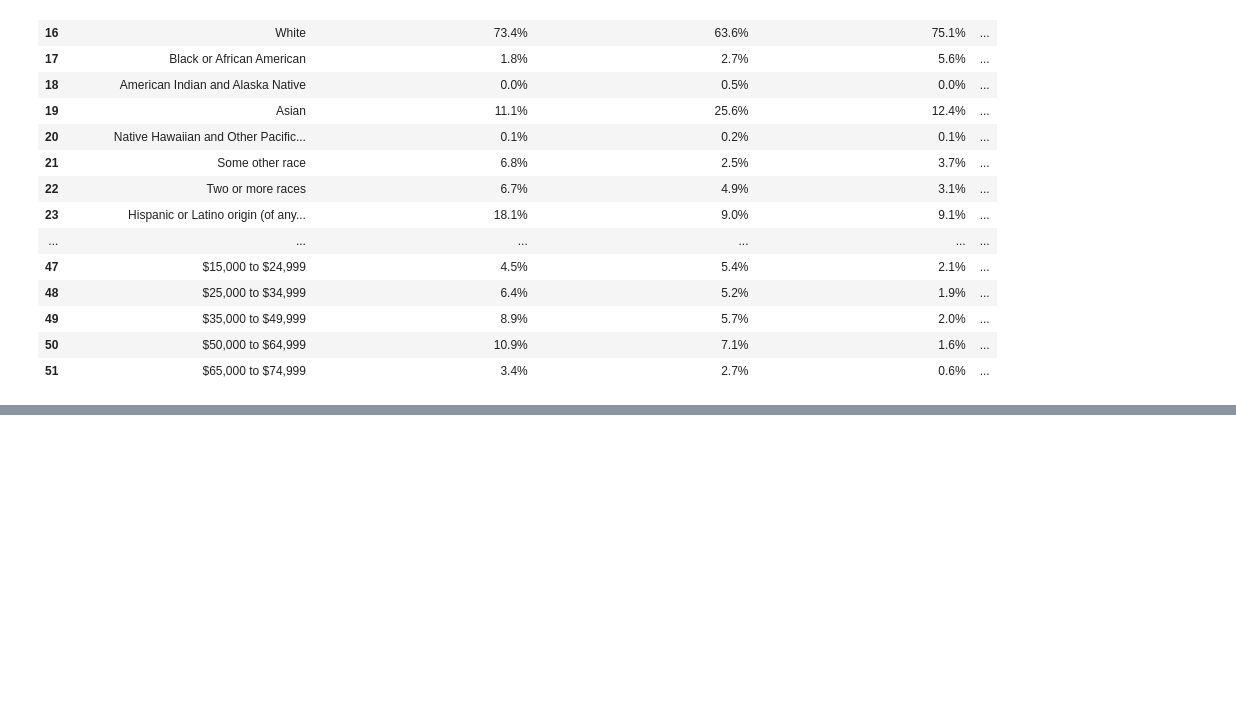
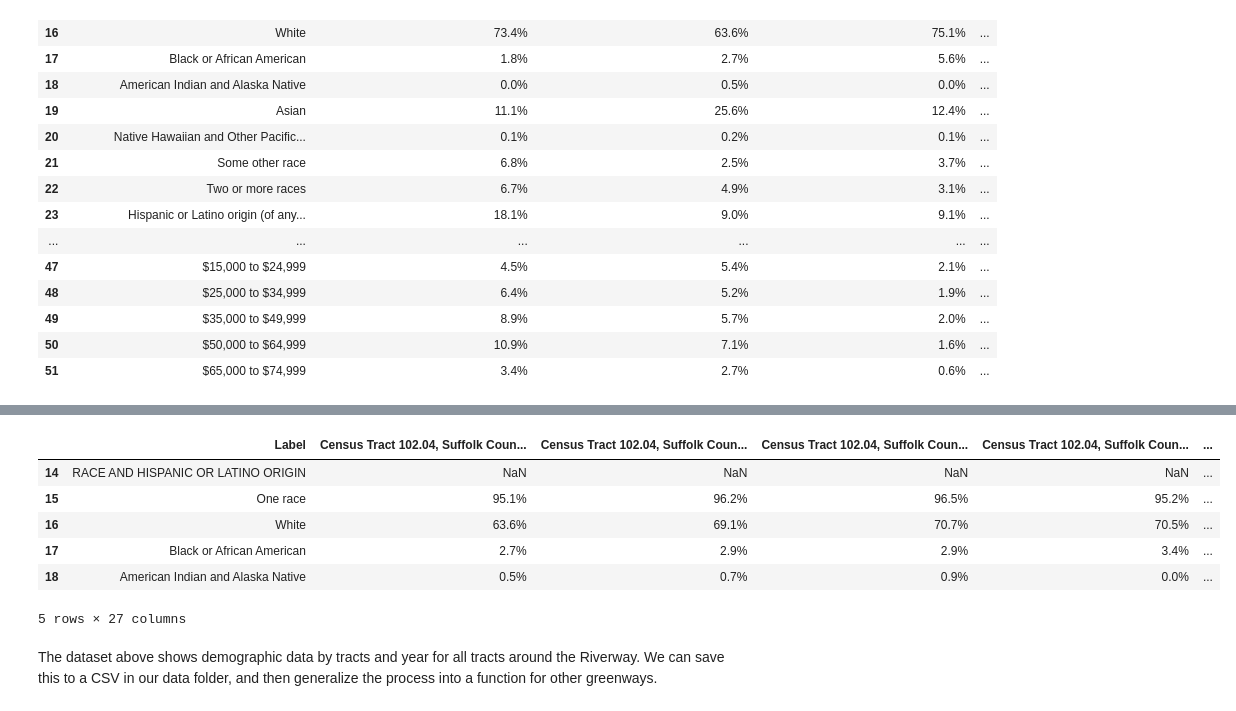
Before and after one commit to BU-Spark/ds-livable-streets-infra, a Jupyter notebook: sp24-team-c/deliverables/greenway-early-insights/cleaning-greenway-data.ipynb, the cells around one changed output, grey strips where cells are left out. Drawn from its saved outputs; the diff is of its cells as text; code cells hidden in the pictures; blank space fills up the shorter version.

```diff
--- a/sp24-team-c/deliverables/greenway-early-insights/cleaning-greenway-data.ipynb
+++ b/sp24-team-c/deliverables/greenway-early-insights/cleaning-greenway-data.ipynb
@@ -75,0 +95,20 @@ filtered_again.head(20)
+# %%
+# Isolate label column
+label_column = datasets[0].iloc[:, :1]
+# Drop labels from other datasets
+drop_labels = [df.drop(df.columns[0], axis=1) for df in datasets]
+# Concatenate and reorder columns
+combined_df = pd.concat(drop_labels, axis=1)
+combined_df = combined_df.reindex(sorted(combined_df.columns), axis=1)
+combined_df.insert(0, "Label",label_column)
+combined_df.head()
+# %% [output]
+|  | Label | Census Tract 102.04, Suffolk Coun... | Census Tract 102.04, Suffolk Coun... | Census Tract 102.04, Suffolk Coun... | Census Tract 102.04, Suffolk Coun... | ... |
+| 14 | RACE AND HISPANIC OR LATINO ORIGIN | NaN | NaN | NaN | NaN | ... |
+| 15 | One race | 95.1% | 96.2% | 96.5% | 95.2% | ... |
+| 16 | White | 63.6% | 69.1% | 70.7% | 70.5% | ... |
+| 17 | Black or African American | 2.7% | 2.9% | 2.9% | 3.4% | ... |
+| 18 | American Indian and Alaska Native | 0.5% | 0.7% | 0.9% | 0.0% | ... |
+5 rows × 27 columns
+# %% [markdown]
+The dataset above shows demographic data by tracts and year for all tracts around the Riverway. We can save this to a CSV in our data folder, and then generalize the process into a function for other greenways.
```
Also changed, not shown: parts of 4 cells of this notebook, 5 other files.
